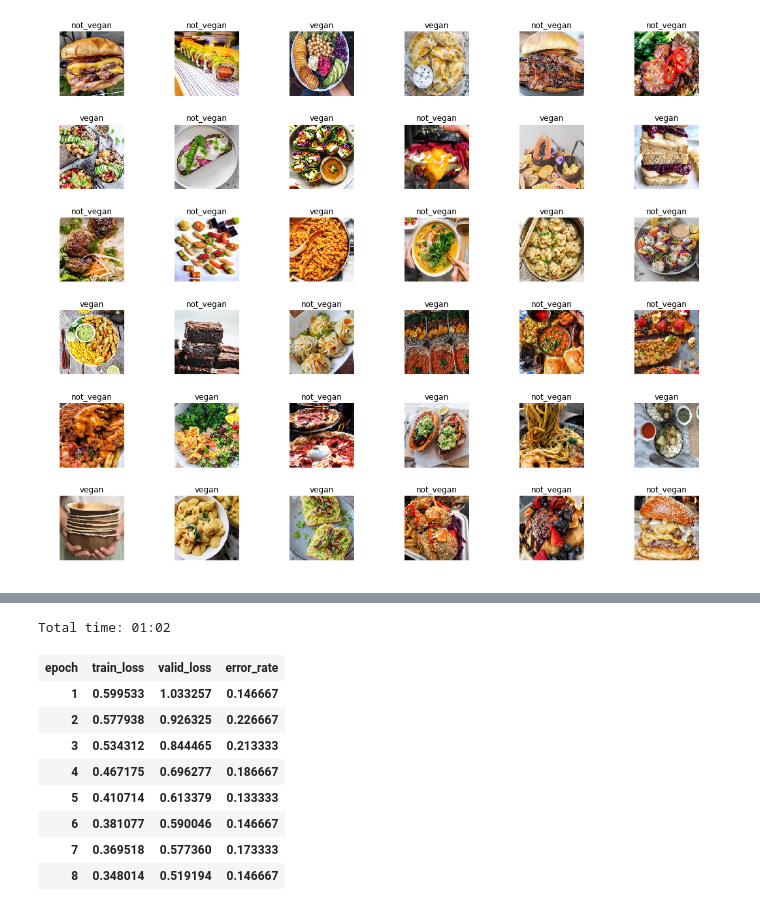
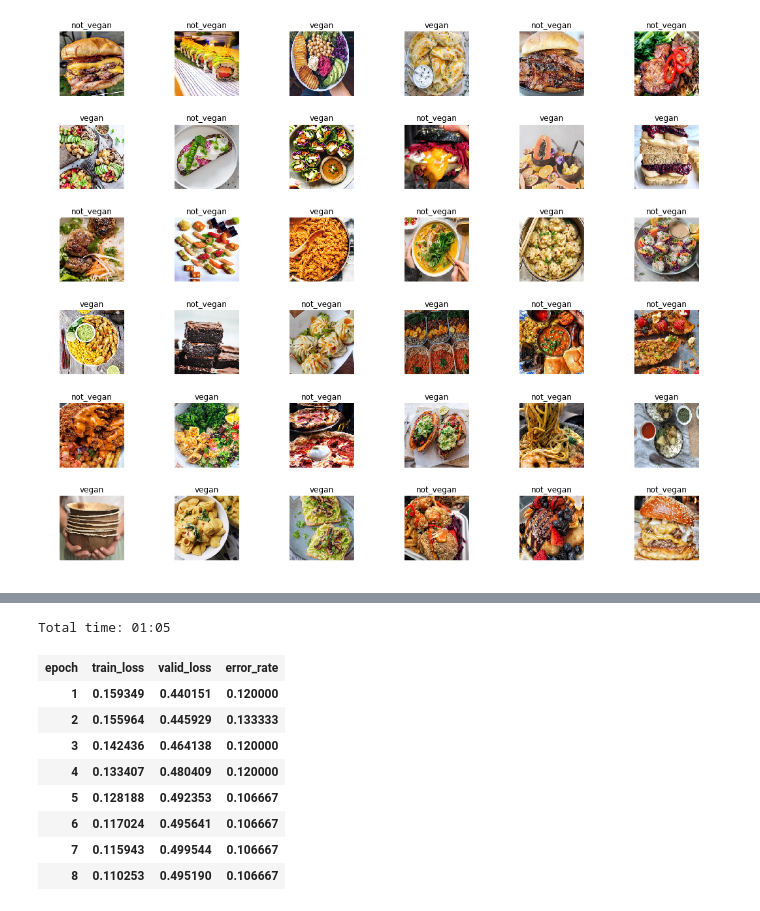
Before and after one commit to remiconnesson/instaclassifier, a Jupyter notebook: Downloading, preprocessing and training.ipynb, the cells around one changed output, grey strips where cells are left out. Drawn from its saved outputs; the diff is of its cells as text; code cells hidden in the pictures.

Commit message:
Evaluate unfrozen results

```diff
--- a/Downloading, preprocessing and training.ipynb
+++ b/Downloading, preprocessing and training.ipynb
@@ -136,3 +136,4 @@ LR Finder is complete, type {learner_name}.recorder.plot() to see the graph.
 # %%
-learn.fit_one_cycle(4, max_lr=slice(1e-3, 1e-1))
+learn.fit_one_cycle(8, max_lr=slice(5e-3, 2e-2))
+learn.save('frozen-1')
 # %% [output]
@@ -151,13 +163,14 @@ LR Finder is complete, type {learner_name}.recorder.plot() to see the graph.
 # %%
-learn.fit_one_cycle(8, max_lr=slice(1e-6,5e-2))
+learn.fit_one_cycle(8, max_lr=slice(1e-6,2e-4))
+learn.save('unfrozen-1')
 # %% [output]
-Total time: 01:02
+Total time: 01:05
 | epoch | train_loss | valid_loss | error_rate |
-| 1 | 0.599533 | 1.033257 | 0.146667 |
-| 2 | 0.577938 | 0.926325 | 0.226667 |
-| 3 | 0.534312 | 0.844465 | 0.213333 |
-| 4 | 0.467175 | 0.696277 | 0.186667 |
-| 5 | 0.410714 | 0.613379 | 0.133333 |
-| 6 | 0.381077 | 0.590046 | 0.146667 |
-| 7 | 0.369518 | 0.577360 | 0.173333 |
-| 8 | 0.348014 | 0.519194 | 0.146667 |
+| 1 | 0.159349 | 0.440151 | 0.120000 |
+| 2 | 0.155964 | 0.445929 | 0.133333 |
+| 3 | 0.142436 | 0.464138 | 0.120000 |
+| 4 | 0.133407 | 0.480409 | 0.120000 |
+| 5 | 0.128188 | 0.492353 | 0.106667 |
+| 6 | 0.117024 | 0.495641 | 0.106667 |
+| 7 | 0.115943 | 0.499544 | 0.106667 |
+| 8 | 0.110253 | 0.495190 | 0.106667 |
```
Also changed, not shown: parts of 12 cells of this notebook.
